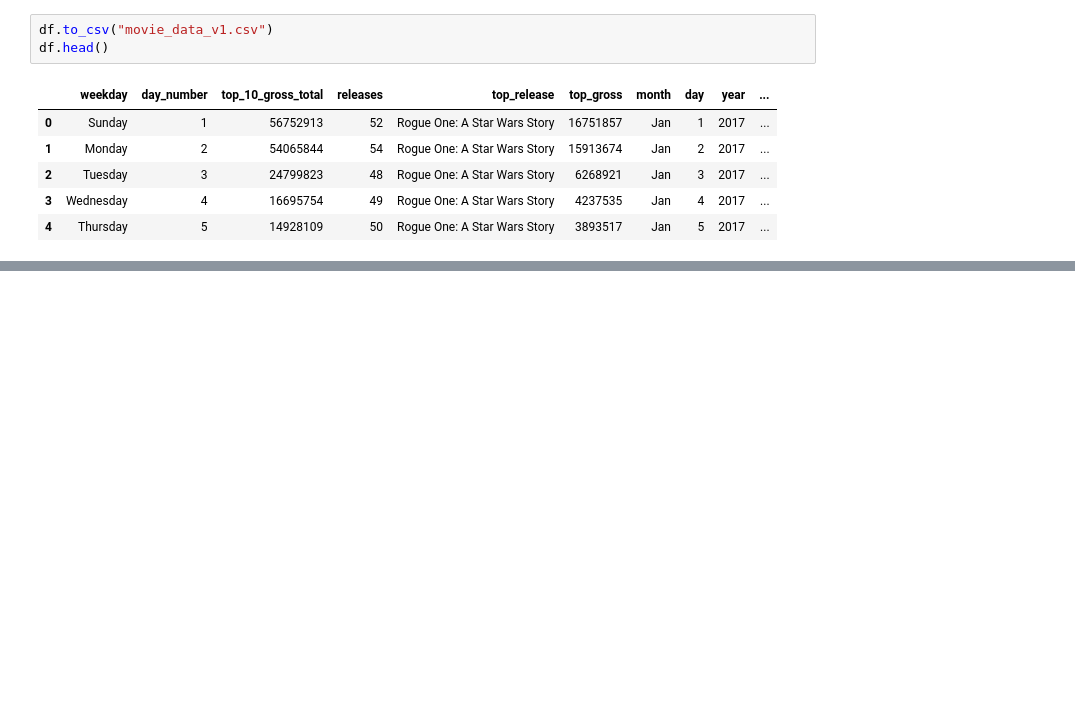
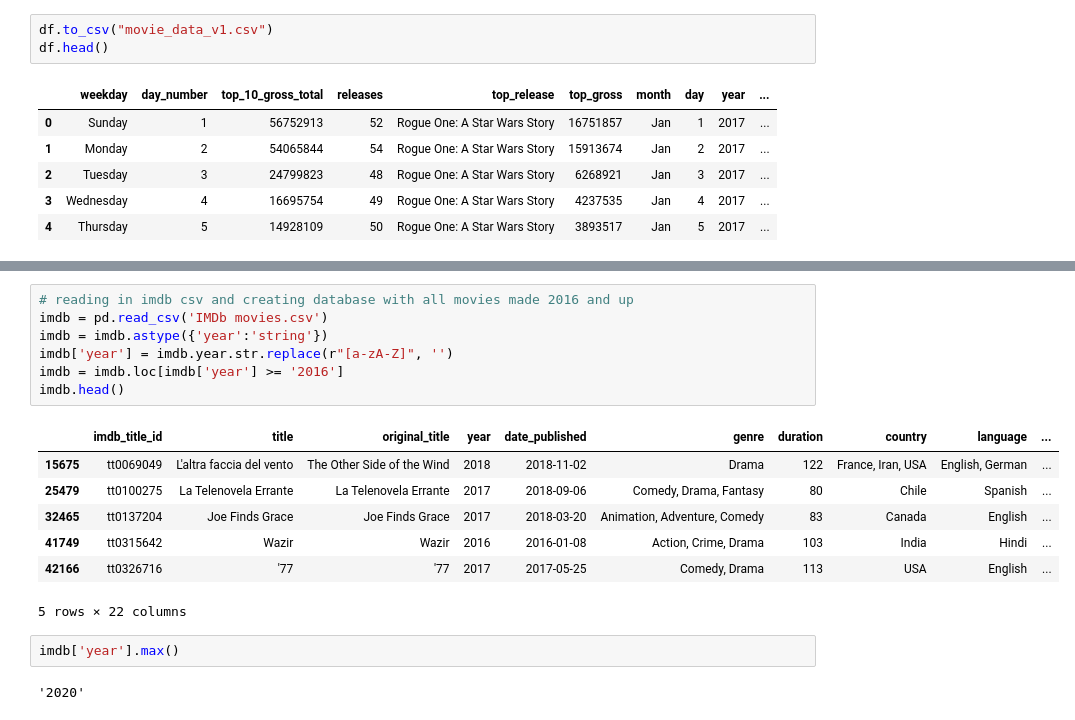
Before and after one commit to SeeShell/TOOL1_FINAL_PROJECT, a Jupyter notebook: webscrapping-boxofficemojo-AL-v1.ipynb, the cells around one changed output, grey strips where cells are left out. Saved outputs shown, nothing was run; the diff lists cells and outputs as text; blank space fills up the shorter version.

Commit message:
added some genre pulling from top grossing films

```diff
--- a/webscrapping-boxofficemojo-AL-v1.ipynb
+++ b/webscrapping-boxofficemojo-AL-v1.ipynb
@@ -168,0 +240,19 @@ df.head()
+# %%
+# reading in imdb csv and creating database with all movies made 2016 and up
+imdb = pd.read_csv('IMDb movies.csv')
+imdb = imdb.astype({'year':'string'})
+imdb['year'] = imdb.year.str.replace(r"[a-zA-Z]", '')
+imdb = imdb.loc[imdb['year'] >= '2016']
+imdb.head()
+# %% [output]
+|  | imdb_title_id | title | original_title | year | date_published | genre | duration | country | language | ... |
+| 15675 | tt0069049 | L'altra faccia del vento | The Other Side of the Wind | 2018 | 2018-11-02 | Drama | 122 | France, Iran, USA | English, German | ... |
+| 25479 | tt0100275 | La Telenovela Errante | La Telenovela Errante | 2017 | 2018-09-06 | Comedy, Drama, Fantasy | 80 | Chile | Spanish | ... |
+| 32465 | tt0137204 | Joe Finds Grace | Joe Finds Grace | 2017 | 2018-03-20 | Animation, Adventure, Comedy | 83 | Canada | English | ... |
+| 41749 | tt0315642 | Wazir | Wazir | 2016 | 2016-01-08 | Action, Crime, Drama | 103 | India | Hindi | ... |
+| 42166 | tt0326716 | '77 | '77 | 2017 | 2017-05-25 | Comedy, Drama | 113 | USA | English | ... |
+5 rows × 22 columns
+# %%
+imdb['year'].max()
+# %% [output]
+'2020'
```
Also changed, not shown: parts of 7 cells of this notebook, 1 other file.
